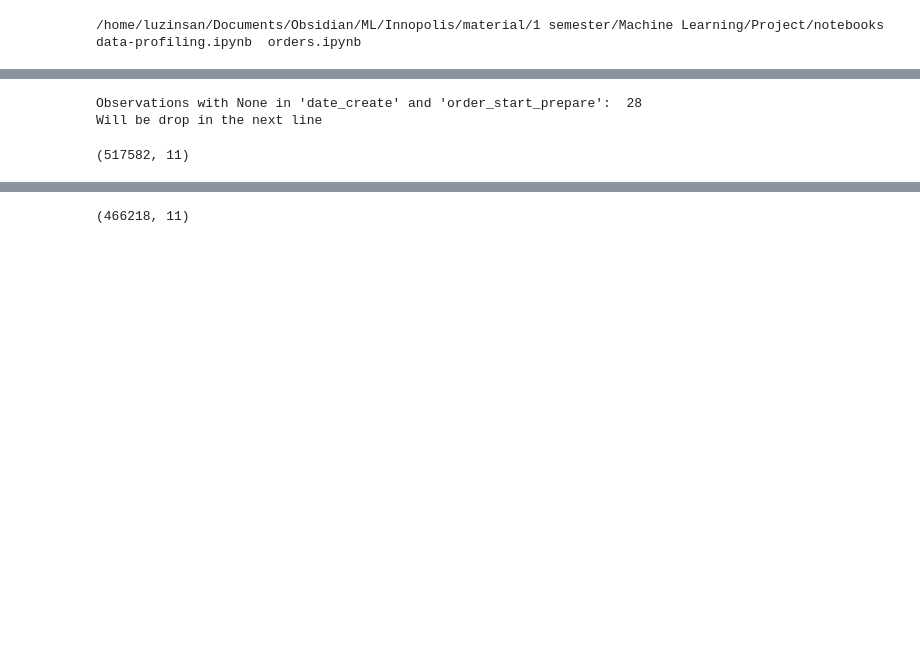
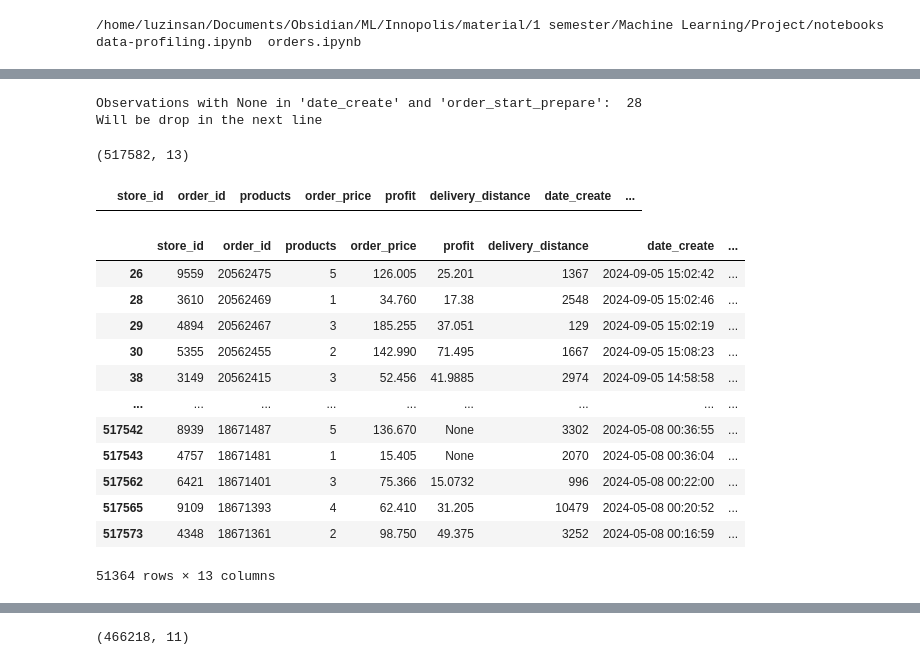
Before and after one commit to Luzinsan/ML_learn, a Jupyter notebook: ML/Innopolis/material/1 semester/Machine Learning/Project/notebooks/orders.ipynb, the cells around one changed output, grey strips where cells are left out. Saved outputs shown, nothing was run; the diff lists cells and outputs as text; code cells hidden in the pictures; blank space fills up the shorter version.

Commit message:
ML: imputing by store_id of date_create & order_start_prepare
+ columns in df with aggregated products and prices

```diff
--- a/ML/Innopolis/material/1 semester/Machine Learning/Project/notebooks/orders.ipynb
+++ b/ML/Innopolis/material/1 semester/Machine Learning/Project/notebooks/orders.ipynb
@@ -45,3 +45,21 @@ orders
+# %%
+date_cols = ['date_create', 'order_start_prepare', 'order_ready']
+for col_name in date_cols:
+    orders[col_name] = pd.to_datetime(orders[col_name], format='mixed')
+
+orders['order_pickup'] = pd.to_datetime(orders['order_pickup'], dayfirst=True)
+# %%
+def impute_dates_by_store(x):
+    diff_date = x['order_start_prepare'] - x['date_create']
+    mean_diff = diff_date[diff_date > pd.to_timedelta("0 days")].mean()
+    x.loc[x['order_start_prepare'].isnull(), 'order_start_prepare'] = x.loc[x['order_start_prepare'].isnull(), 'date_create'] + mean_diff
+    x.loc[x['date_create'].isnull(), 'date_create'] = x.loc[x['date_create'].isnull(), 'order_start_prepare'] - mean_diff
+    return x
+
+orders.loc[:,['order_start_prepare','date_create']] = orders.groupby("store_id")\
+        .apply(lambda x: impute_dates_by_store(x))\
+        .reset_index(allow_duplicates=True)\
+        .set_index('level_1')[['order_start_prepare', 'date_create']]
 # %%
 print("Observations with None in 'date_create' and 'order_start_prepare': ", (orders['date_create'].isnull() \
                                                                               & orders['order_start_prepare'].isnull()).sum(),
@@ -51,9 +69,28 @@ orders.shape
 # %% [output]
 Observations with None in 'date_create' and 'order_start_prepare':  28
 Will be drop in the next line
-(517582, 11)
+(517582, 13)
-# %%
-orders['order_start_prepare'] = pd.to_datetime(orders['order_start_prepare'])
+# %%
+nan_indexes = orders[orders['date_create'].isnull()].index
+orders[orders['date_create'].isnull()]
+# %% [output]
+|  | store_id | order_id | products | order_price | profit | delivery_distance | date_create | ... |
+# %%
+orders[orders['order_ready'].isnull()]
+# %% [output]
+|  | store_id | order_id | products | order_price | profit | delivery_distance | date_create | ... |
+| 26 | 9559 | 20562475 | 5 | 126.005 | 25.201 | 1367 | 2024-09-05 15:02:42 | ... |
+| 28 | 3610 | 20562469 | 1 | 34.760 | 17.38 | 2548 | 2024-09-05 15:02:46 | ... |
+| 29 | 4894 | 20562467 | 3 | 185.255 | 37.051 | 129 | 2024-09-05 15:02:19 | ... |
+| 30 | 5355 | 20562455 | 2 | 142.990 | 71.495 | 1667 | 2024-09-05 15:08:23 | ... |
+| 38 | 3149 | 20562415 | 3 | 52.456 | 41.9885 | 2974 | 2024-09-05 14:58:58 | ... |
+| ... | ... | ... | ... | ... | ... | ... | ... | ... |
+| 517542 | 8939 | 18671487 | 5 | 136.670 | None | 3302 | 2024-05-08 00:36:55 | ... |
+| 517543 | 4757 | 18671481 | 1 | 15.405 | None | 2070 | 2024-05-08 00:36:04 | ... |
+| 517562 | 6421 | 18671401 | 3 | 75.366 | 15.0732 | 996 | 2024-05-08 00:22:00 | ... |
+| 517565 | 9109 | 18671393 | 4 | 62.410 | 31.205 | 10479 | 2024-05-08 00:20:52 | ... |
+| 517573 | 4348 | 18671361 | 2 | 98.750 | 49.375 | 3252 | 2024-05-08 00:16:59 | ... |
+51364 rows × 13 columns
 # %%
 null_datecreate_mask = orders['date_create'].isnull()
 orders.loc[null_datecreate_mask, 'date_create'] = orders.loc[null_datecreate_mask, 'order_start_prepare'] - pd.to_timedelta("10 s")
```
Also changed, not shown: parts of 5 cells of this notebook, 1 other file.
